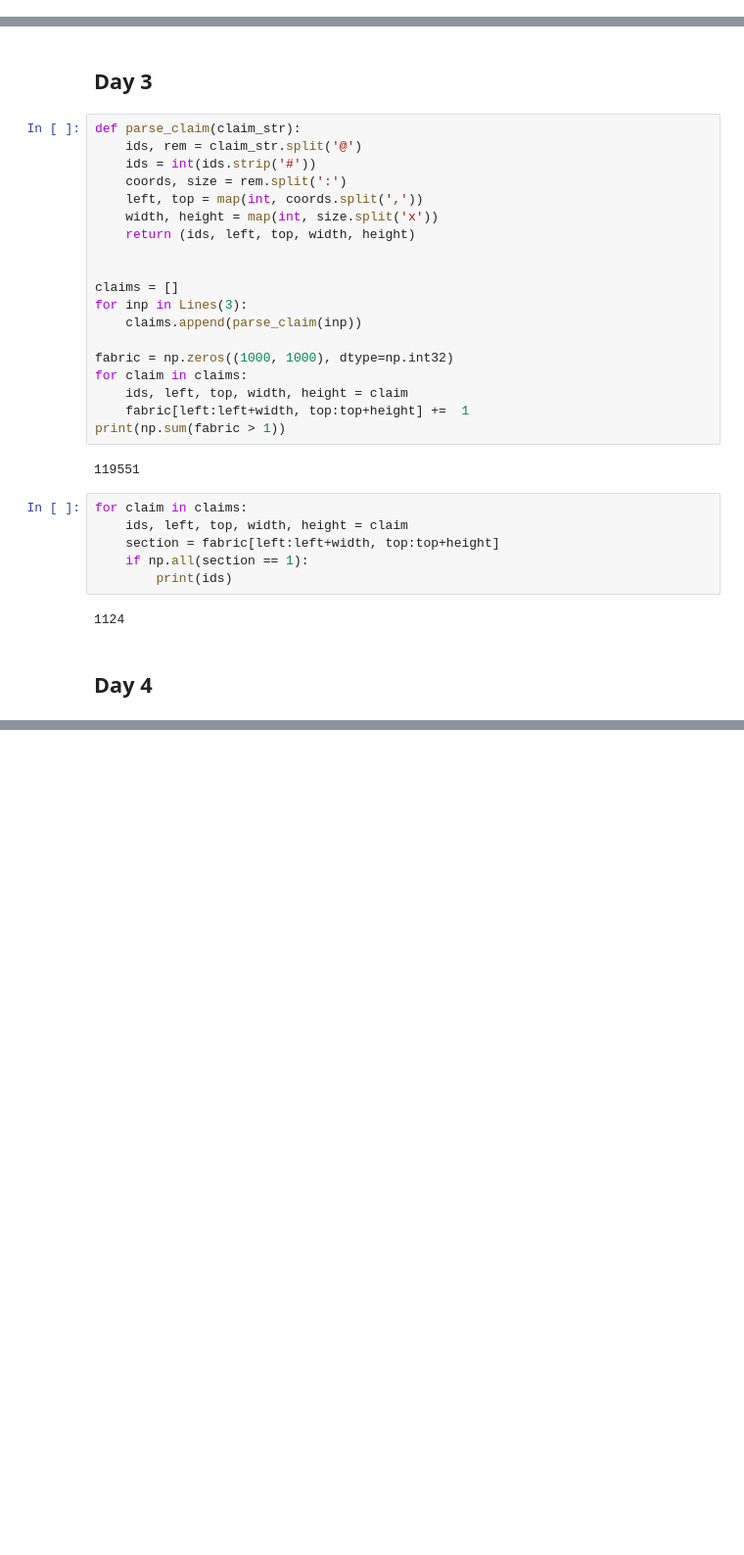
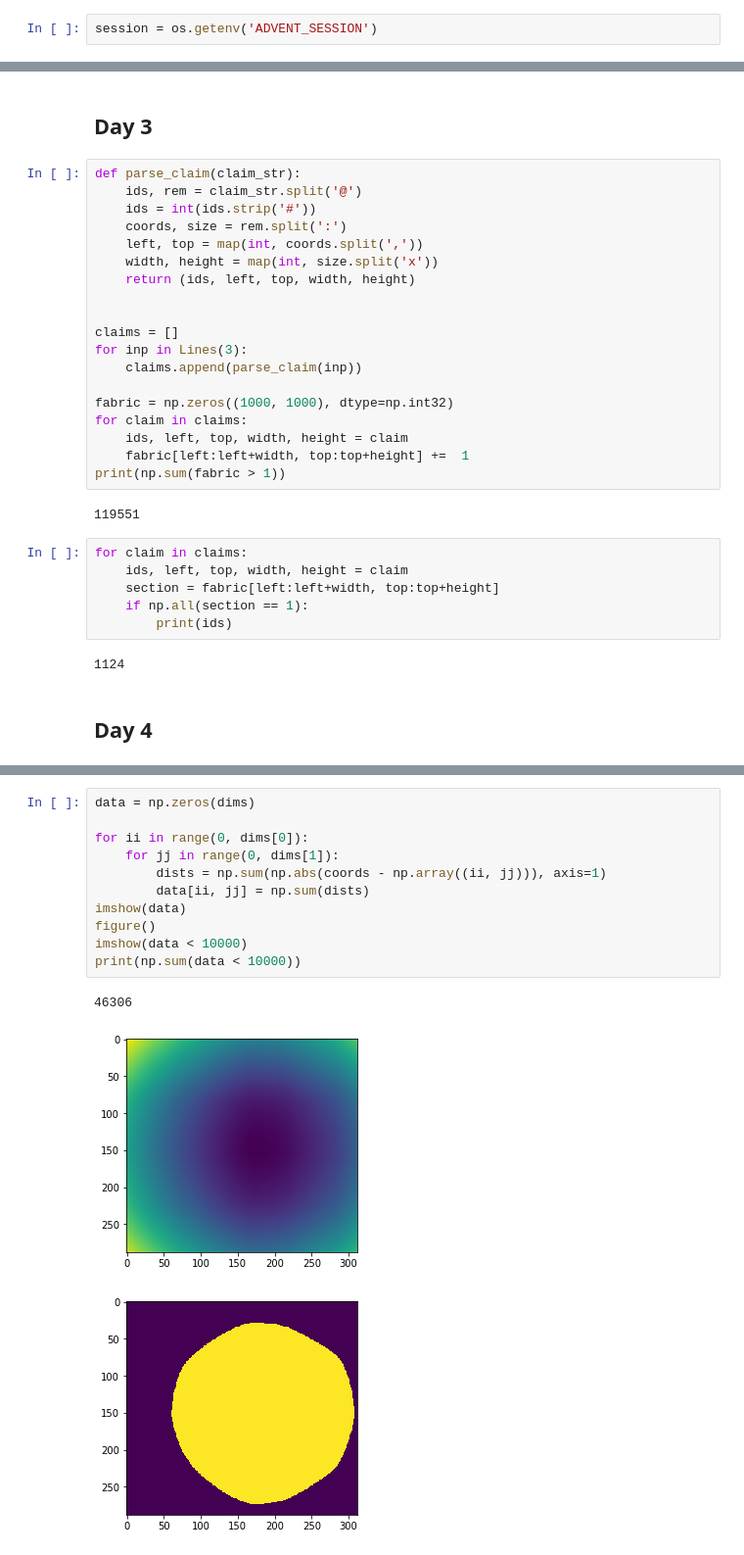
Before and after one commit to mjcarroll/advent2018, a Jupyter notebook: Advent2018.ipynb, the cells around one changed output, grey strips where cells are left out. Shown at 98% size. Cells and saved outputs as stored; diff of their text form; blank space fills up the shorter version.

```diff
--- a/Advent2018.ipynb
+++ b/Advent2018.ipynb
@@ -7 +15,3 @@ import numpy as np
+# %%
+session = os.getenv('ADVENT_SESSION')
 # %%
@@ -225,0 +307,15 @@ int(guard_ids[x[0]]) * y[0]
+# %%
+data = np.zeros(dims)
+
+for ii in range(0, dims[0]):
+    for jj in range(0, dims[1]):
+        dists = np.sum(np.abs(coords - np.array((ii, jj))), axis=1)
+        data[ii, jj] = np.sum(dists)
+imshow(data)
+figure()
+imshow(data < 10000)
+print(np.sum(data < 10000))
+# %% [output]
+46306
+[figure, added]
+[figure, added]
```
Also changed, not shown: parts of 10 cells of this notebook, 3 other files.
